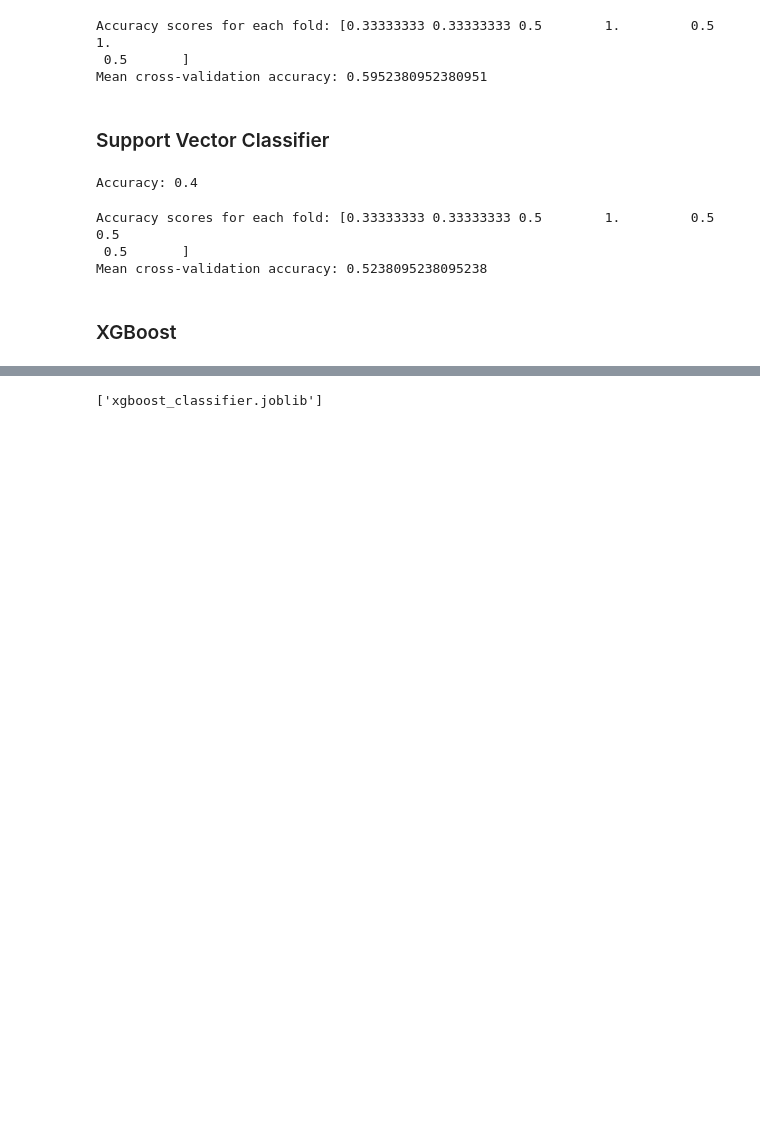
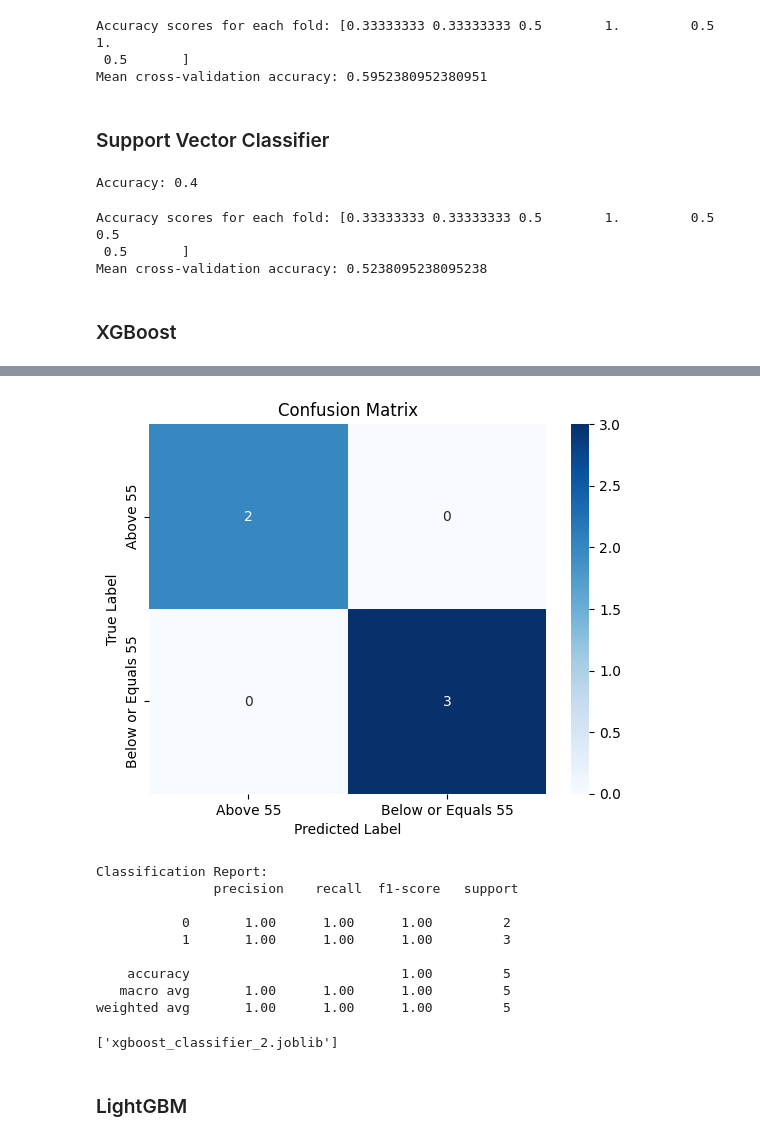
Before and after one commit to litalshl/classifiers, a Jupyter notebook: grade groups model/For Publication/Full session mean classifiers.ipynb, the cells around one changed output, grey strips where cells are left out. Drawn from its saved outputs; the diff is of its cells as text; code cells hidden in the pictures; blank space fills up the shorter version.

Commit message:
xgboost improvement

```diff
--- a/grade groups model/For Publication/Full session mean classifiers.ipynb
+++ b/grade groups model/For Publication/Full session mean classifiers.ipynb
@@ -573,7 +595,41 @@ Mean cross-validation accuracy: 0.6666666666666666
+# %%
+from sklearn.metrics import classification_report, confusion_matrix, roc_curve, roc_auc_score
+import matplotlib.pyplot as plt
+import seaborn as sns
+
+
+# Confusion Matrix
+cm = confusion_matrix(y_test, y_pred)
+
+labels = ['Above 55', 'Below or Equals 55']
+
+# Plotting the confusion matrix
+sns.heatmap(cm, annot=True, fmt="d", cmap="Blues", xticklabels=labels, yticklabels=labels)
+plt.title("Confusion Matrix")
+plt.xlabel("Predicted Label")
+plt.ylabel("True Label")
+plt.show()
+
+# Classification Report (Precision, Recall, F1-Score)
+report = classification_report(y_test, y_pred)
+print("Classification Report:\n", report)
+# %% [output]
+[figure, added]
+Classification Report:
+               precision    recall  f1-score   support
+
+           0       1.00      1.00      1.00         2
+           1       1.00      1.00      1.00         3
+
+    accuracy                           1.00         5
+   macro avg       1.00      1.00      1.00         5
+weighted avg       1.00      1.00      1.00         5
 # %%
 from joblib import dump
 
 # Save the model to file
-dump(xgb_classifier, 'xgboost_classifier.joblib')
+dump(xgb_classifier, 'xgboost_classifier_2.joblib')
 # %% [output]
-['xgboost_classifier.joblib']
+['xgboost_classifier_2.joblib']
+# %% [markdown]
+<h3>LightGBM</h3>
```
Also changed, not shown: parts of 6 cells of this notebook, 2 other files.
